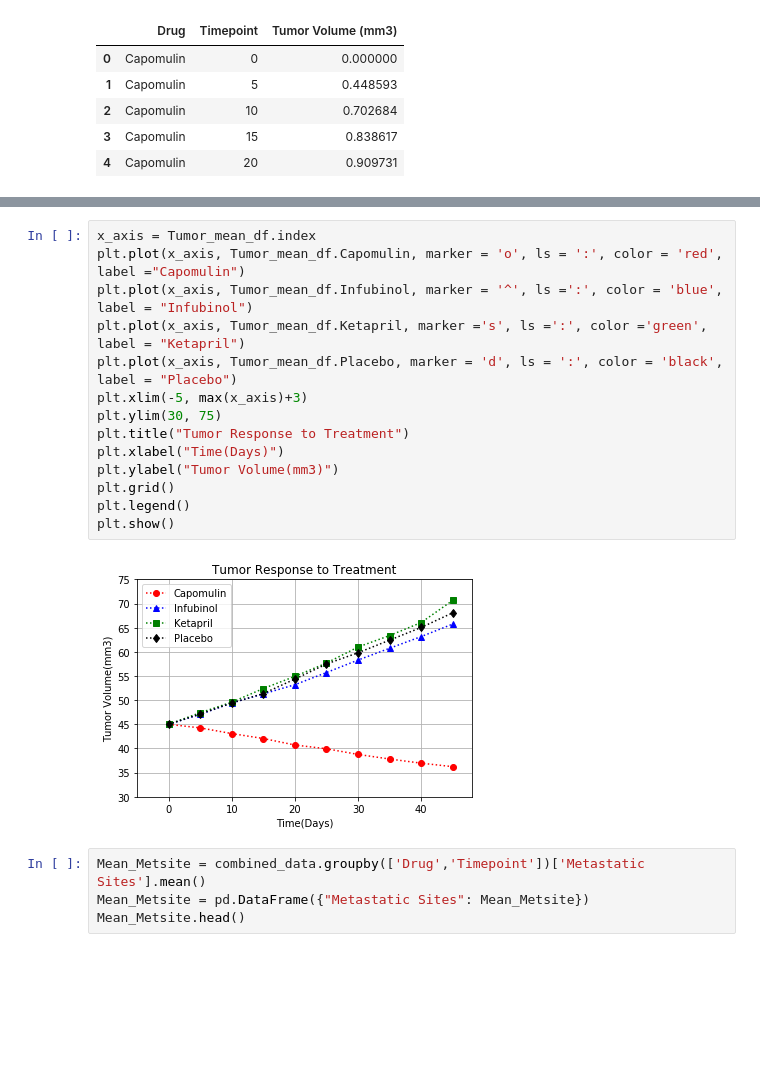
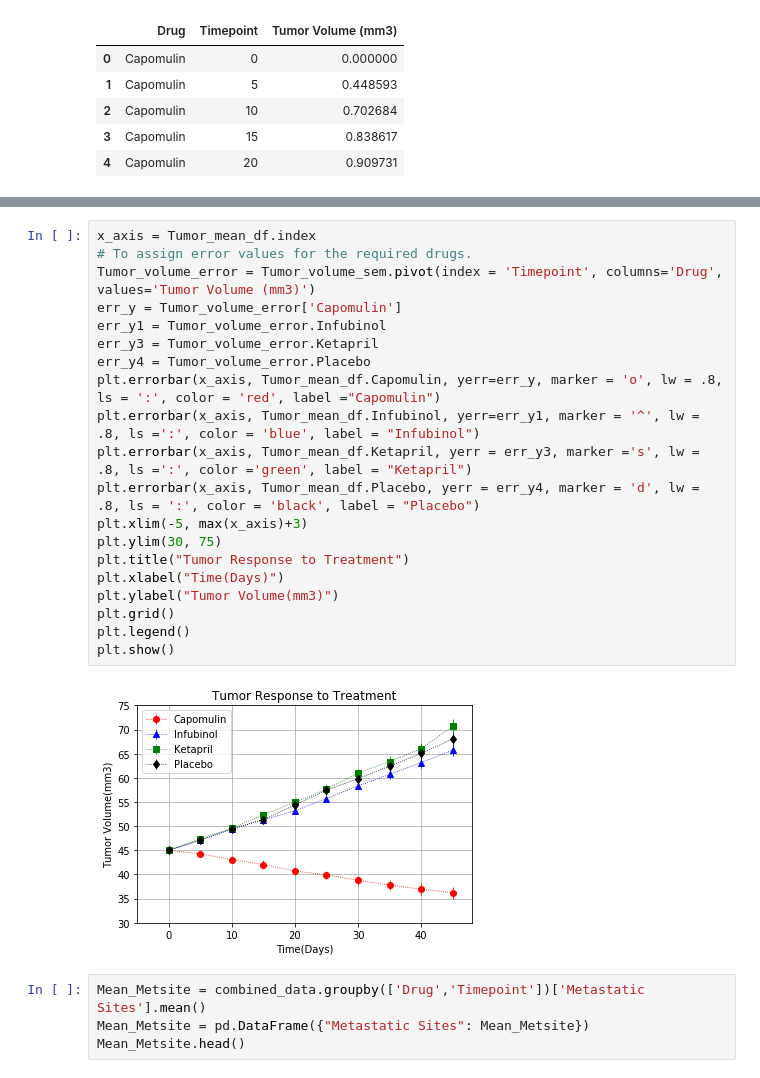
Before and after one commit to reemaratnani/Matplotlib, a Jupyter notebook: pymaceuticals.ipynb, the cells around one changed output, grey strips where cells are left out. Saved outputs shown, nothing was run; the diff lists cells and outputs as text; blank space fills up the shorter version.

Commit message:
Error bar in 1st chart

```diff
--- a/pymaceuticals.ipynb
+++ b/pymaceuticals.ipynb
@@ -54,20 +54,26 @@ Tumor_mean_df.head()
 | 20 | 40.716325 | 52.157049 | 53.197691 | 54.920935 | 53.644087 | 54.364417 | 53.346737 | 40.238325 | 54.067395 | ... |
 # %%
 x_axis = Tumor_mean_df.index
-plt.plot(x_axis, Tumor_mean_df.Capomulin, marker = 'o', ls = ':', color = 'red', label ="Capomulin")
-plt.plot(x_axis, Tumor_mean_df.Infubinol, marker = '^', ls =':', color = 'blue', label = "Infubinol")
-plt.plot(x_axis, Tumor_mean_df.Ketapril, marker ='s', ls =':', color ='green', label = "Ketapril")
-plt.plot(x_axis, Tumor_mean_df.Placebo, marker = 'd', ls = ':', color = 'black', label = "Placebo")
+# To assign error values for the required drugs.
+Tumor_volume_error = Tumor_volume_sem.pivot(index = 'Timepoint', columns='Drug', values='Tumor Volume (mm3)')
+err_y = Tumor_volume_error['Capomulin']
+err_y1 = Tumor_volume_error.Infubinol
+err_y3 = Tumor_volume_error.Ketapril
+err_y4 = Tumor_volume_error.Placebo
+plt.errorbar(x_axis, Tumor_mean_df.Capomulin, yerr=err_y, marker = 'o', lw = .8, ls = ':', color = 'red', label ="Capomulin")
+plt.errorbar(x_axis, Tumor_mean_df.Infubinol, yerr=err_y1, marker = '^', lw = .8, ls =':', color = 'blue', label = "Infubinol")
+plt.errorbar(x_axis, Tumor_mean_df.Ketapril, yerr = err_y3, marker ='s', lw = .8, ls =':', color ='green', label = "Ketapril")
+plt.errorbar(x_axis, Tumor_mean_df.Placebo, yerr = err_y4, marker = 'd', lw = .8, ls = ':', color = 'black', label = "Placebo")
 plt.xlim(-5, max(x_axis)+3)
 plt.ylim(30, 75)
 plt.title("Tumor Response to Treatment")
 plt.xlabel("Time(Days)")
 plt.ylabel("Tumor Volume(mm3)")
 plt.grid()
 plt.legend()
 plt.show()
 # %% [output]
-[figure, old version]
+[figure, new version]
 # %%
 Mean_Metsite = combined_data.groupby(['Drug','Timepoint'])['Metastatic Sites'].mean()
 Mean_Metsite = pd.DataFrame({"Metastatic Sites": Mean_Metsite})
```
